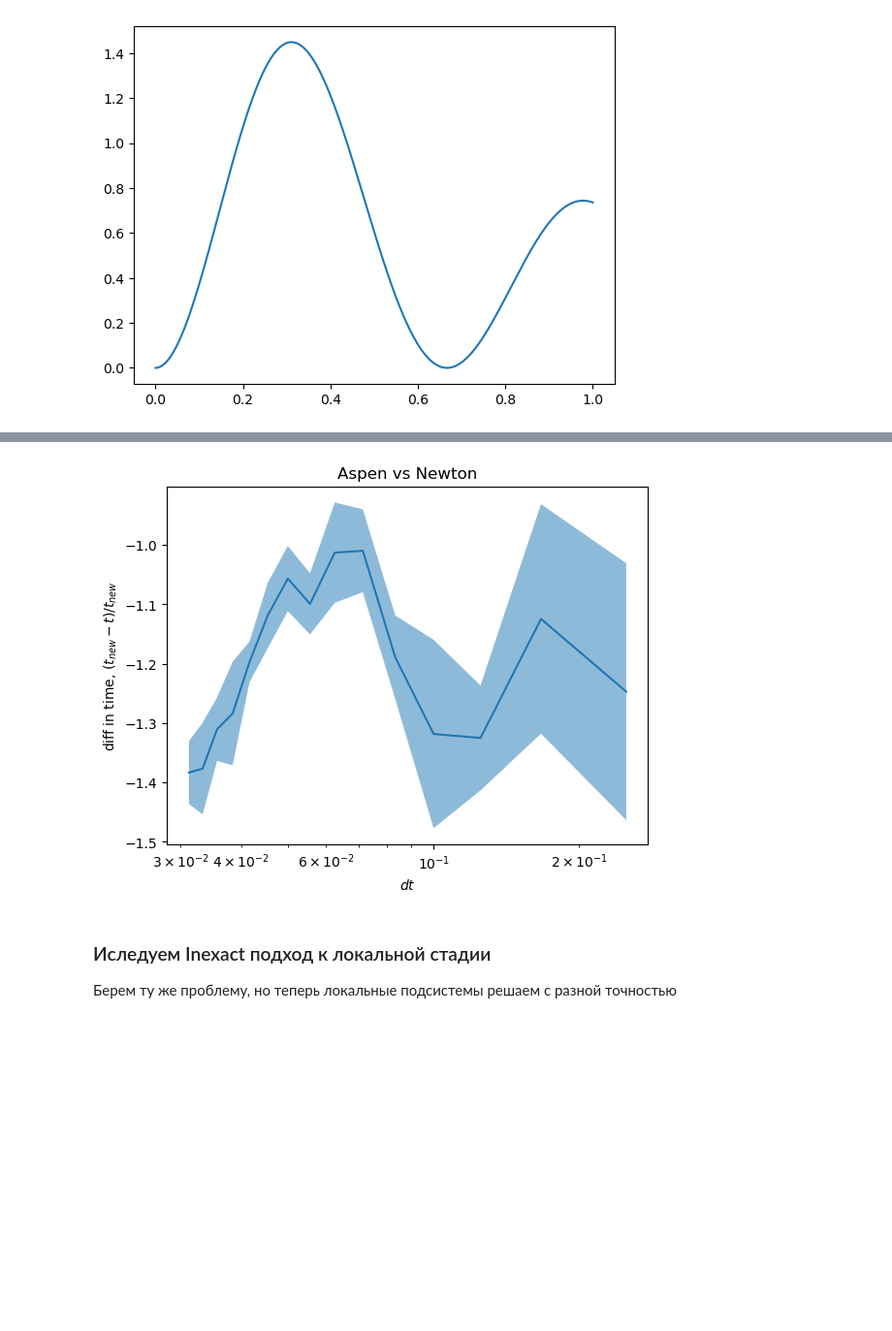
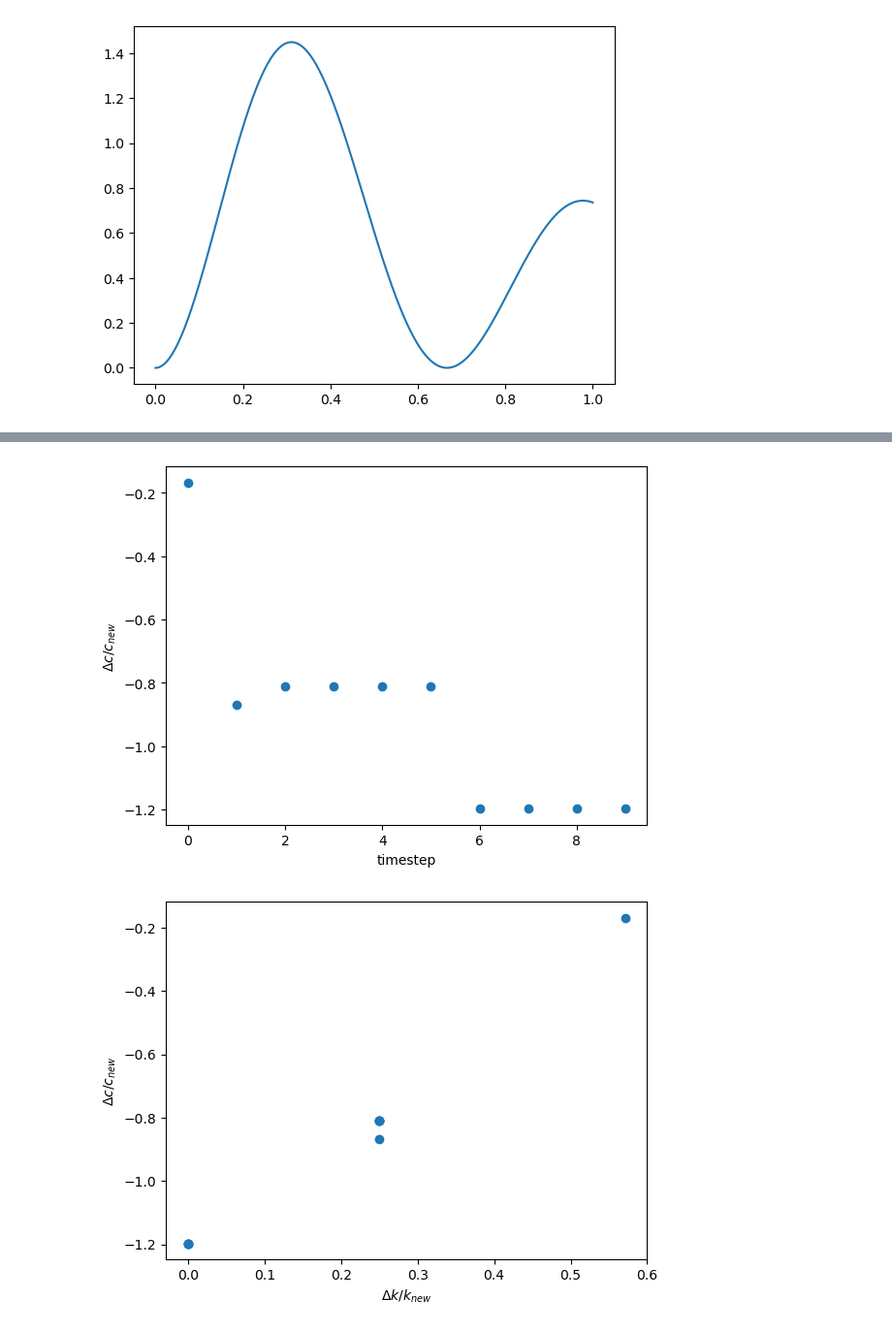
Before and after one commit to animih/aspen-study, a Jupyter notebook: one_phase_test1.ipynb, the cells around one changed output, grey strips where cells are left out. Shown at 97% size. Saved outputs shown, nothing was run; the diff lists cells and outputs as text; code cells hidden in the pictures; blank space fills up the shorter version.

```diff
--- a/one_phase_test1.ipynb
+++ b/one_phase_test1.ipynb
@@ -76,0 +174,2 @@ plt.show()
+# %%
+cost_new = solver_n.timelog.kn*Nx*(c_r+c_j+c_l)+c_r*Nx
@@ -101 +202,4 @@ wp.bar_loc(solver, Nd, save='Diff0_mean_loc')
+# %%
+cost_eq = Nx*( (c_r+c_l)*solver.timelog.aspen_iters+c_r
+    + np.mean(solver.timelog.domain_iters, axis = 0)*(c_r+c_l+c_j))
 # %%
@@ -169,18 +216,16 @@ mean aspen iterations:  3.375
-# %%
-dif = 1 - time[:, 1]/time[:, 0]
-dt = 1/(4+2*np.arange(0, 15))
-
-plt.title('Aspen vs Newton')
-plt.xlabel('$dt$')
-plt.ylabel('diff in time, $(t_{new}-t) /t_{new}$')
-plt.xscale('log')
-plt.plot(dt, dif)
-plt.fill_between(dt, dif+np.sqrt(delta[:, 0]**2+delta[:, 1]**2)/time[:, 0],
-                dif-np.sqrt(delta[:, 0]**2+delta[:, 1]**2)/time[:, 0], alpha=0.5)
-plt.savefig('./data/Diff0_dt_dep', dpi = 300)
-plt.show()
-# %% [output]
-[figure, removed]
-# %% [markdown]
-### Иследуем Inexact подход к локальной стадии
-Берем ту же проблему, но теперь локальные подсистемы решаем с разной точностью
+# %%
+plt.scatter(np.arange(Nt), (cost_new-cost_eq)/cost_new)
+plt.xlabel('timestep')
+plt.ylabel('$\Delta c/c_{new}$')
+plt.savefig('./data/const_over_time_eq', dpi = 300)
+plt.show()
+
+x = (solver_n.timelog.kn-solver.timelog.aspen_iters)/solver_n.timelog.kn
+plt.scatter(x, (cost_new-cost_eq)/cost_new)
+plt.xlabel('$\Delta k/k_{new}$')
+plt.ylabel('$\Delta c/c_{new}$')
+plt.savefig('./data/const_over_k_eq', dpi = 300)
+plt.show()
+# %% [output]
+[figure, added]
+[figure, added]
```
Also changed, not shown: parts of 38 cells of this notebook, 5 other files.
